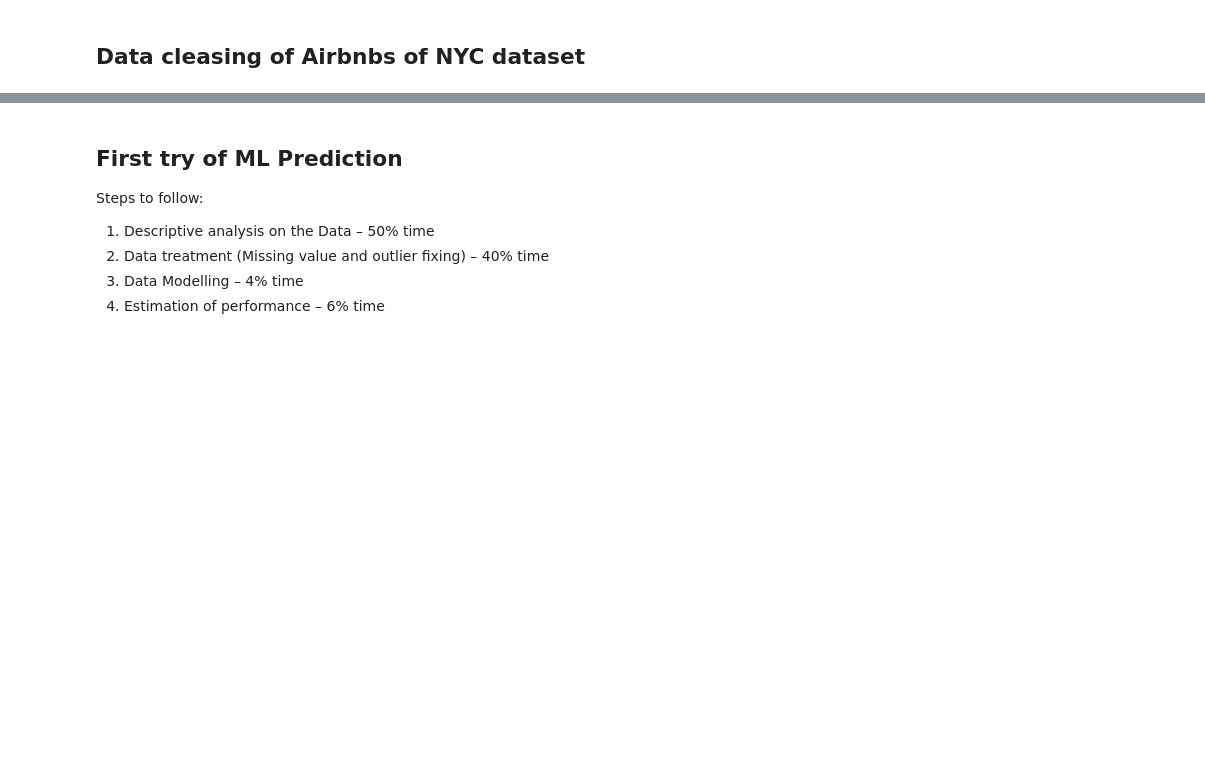
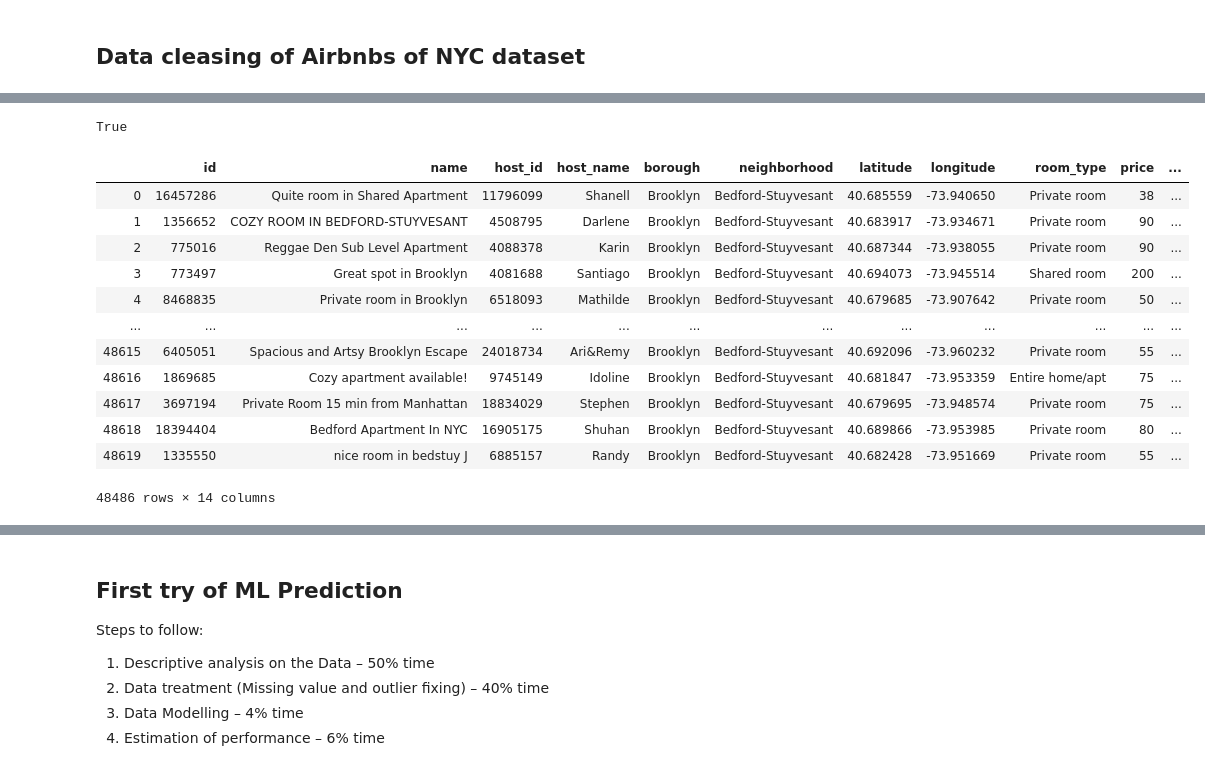
Before and after one commit to giuliosmall/Predicting-Energy-Consumption, a Jupyter notebook: Project_LISA.ipynb, the cells around one changed output, grey strips where cells are left out. Saved outputs shown, nothing was run; the diff lists cells and outputs as text; code cells hidden in the pictures; blank space fills up the shorter version.

````diff
--- a/Project_LISA.ipynb
+++ b/Project_LISA.ipynb
@@ -279,4 +181,19 @@ missing_data.drop(missing_data[missing_data.Percent < 0.2].index, inplace = True
 After a further evaluation of the columns, we assessed that only ```"reviews_per_month"``` and ```"last_review"``` had more than more than 20% of the whole column filled with NaN values. So, we dropped those two columns and used ```.dropna()``` to delete other few rows with any NaN values.
 # %%
 df_airbnb = cleaner.airbnb_cleaner(airbnb)
-df_airbnb.shape
+df_airbnb
+# %% [output]
+True
+|  | id | name | host_id | host_name | borough | neighborhood | latitude | longitude | room_type | price | ... |
+| 0 | 16457286 | Quite room in Shared Apartment | 11796099 | Shanell | Brooklyn | Bedford-Stuyvesant | 40.685559 | -73.940650 | Private room | 38 | ... |
+| 1 | 1356652 | COZY ROOM IN BEDFORD-STUYVESANT | 4508795 | Darlene | Brooklyn | Bedford-Stuyvesant | 40.683917 | -73.934671 | Private room | 90 | ... |
+| 2 | 775016 | Reggae Den Sub Level Apartment | 4088378 | Karin | Brooklyn | Bedford-Stuyvesant | 40.687344 | -73.938055 | Private room | 90 | ... |
+| 3 | 773497 | Great spot in Brooklyn | 4081688 | Santiago | Brooklyn | Bedford-Stuyvesant | 40.694073 | -73.945514 | Shared room | 200 | ... |
+| 4 | 8468835 | Private room in Brooklyn | 6518093 | Mathilde | Brooklyn | Bedford-Stuyvesant | 40.679685 | -73.907642 | Private room | 50 | ... |
+| ... | ... | ... | ... | ... | ... | ... | ... | ... | ... | ... | ... |
+| 48615 | 6405051 | Spacious and Artsy Brooklyn Escape | 24018734 | Ari&Remy | Brooklyn | Bedford-Stuyvesant | 40.692096 | -73.960232 | Private room | 55 | ... |
+| 48616 | 1869685 | Cozy apartment available! | 9745149 | Idoline | Brooklyn | Bedford-Stuyvesant | 40.681847 | -73.953359 | Entire home/apt | 75 | ... |
+| 48617 | 3697194 | Private Room 15 min from Manhattan | 18834029 | Stephen | Brooklyn | Bedford-Stuyvesant | 40.679695 | -73.948574 | Private room | 75 | ... |
+| 48618 | 18394404 | Bedford Apartment In NYC | 16905175 | Shuhan | Brooklyn | Bedford-Stuyvesant | 40.689866 | -73.953985 | Private room | 80 | ... |
+| 48619 | 1335550 | nice room in bedstuy J | 6885157 | Randy | Brooklyn | Bedford-Stuyvesant | 40.682428 | -73.951669 | Private room | 55 | ... |
+48486 rows × 14 columns
````
Also changed, not shown: parts of 27 cells of this notebook, 1 other file.
